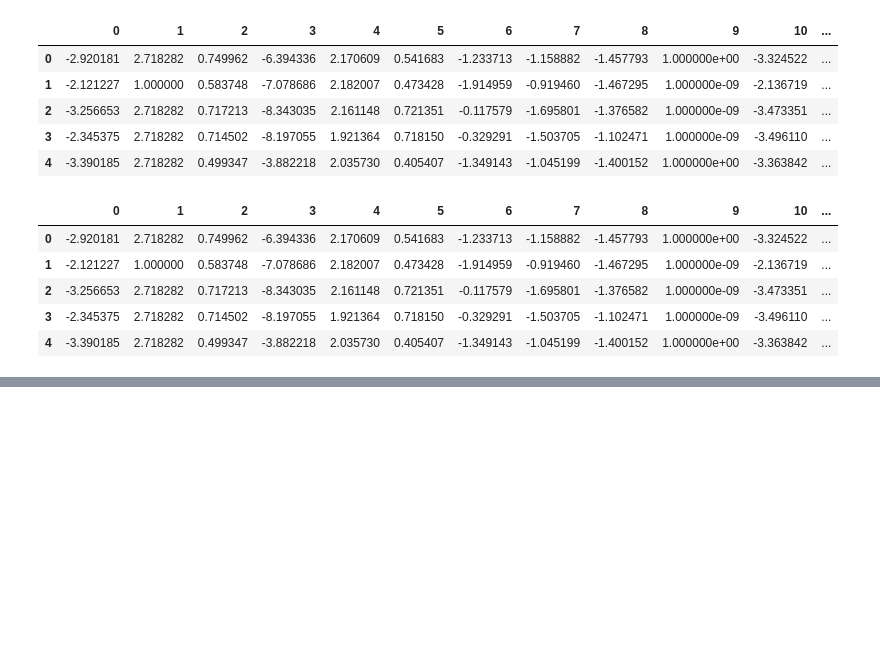
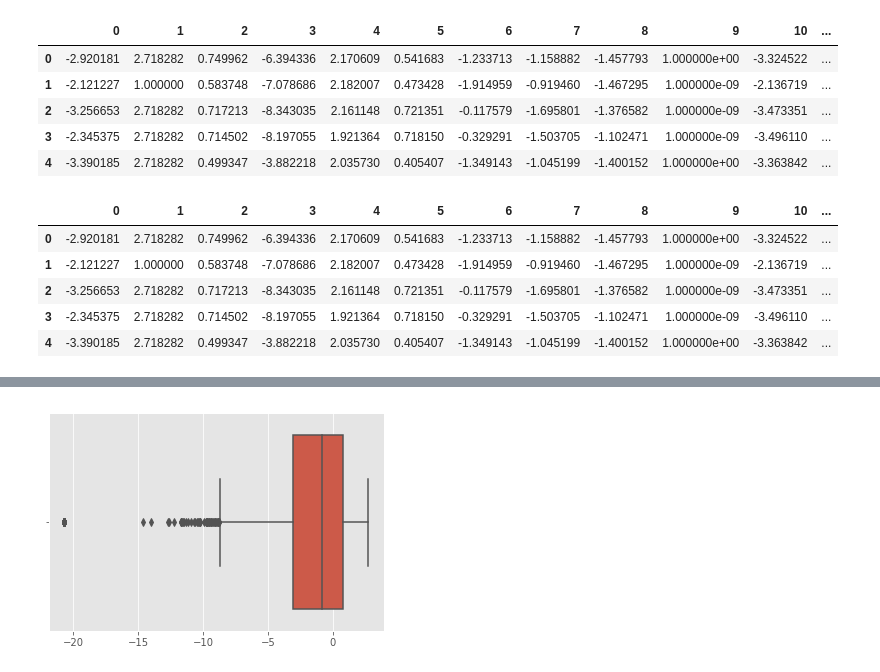
Before and after one commit to BA545-SP2019/2019-competition1-3-musketeers, a Jupyter notebook: AAAA.ipynb, the cells around one changed output, grey strips where cells are left out. Saved outputs shown, nothing was run; the diff lists cells and outputs as text; code cells hidden in the pictures; blank space fills up the shorter version.

Commit message:
attempts to improve AAAA but binary data was wrong

```diff
--- a/AAAA.ipynb
+++ b/AAAA.ipynb
@@ -119,0 +119,11 @@ Text(0.5, 1.0, 'coefficient correlation')
+# %%
+import matplotlib.pyplot as plt
+%matplotlib inline
+plt.style.use('ggplot')
+
+import seaborn as sns
+sns.boxplot(x=AAAA)
+
+plt.show()
+# %% [output]
+[figure, added]
```
Also changed, not shown: parts of 3 cells of this notebook, 1 other file.
